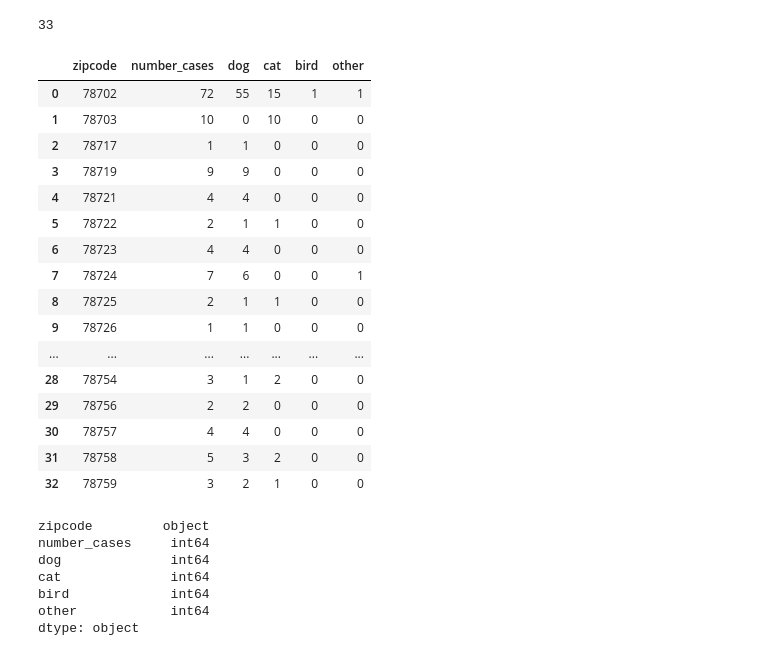
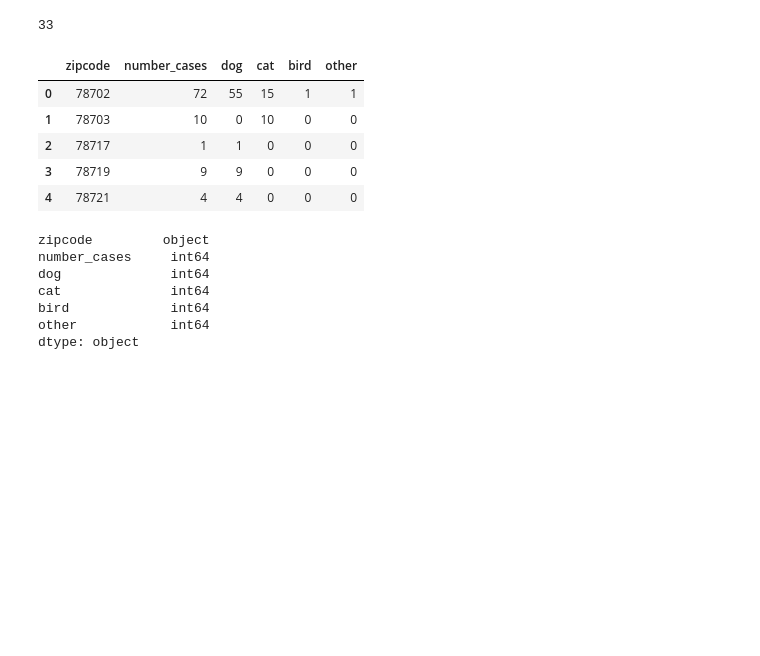
Before and after one commit to ziangzhang10/austin-animal-shelters, a Jupyter notebook: geopandas.ipynb, the cells around one changed output. Drawn from its saved outputs; the diff is of its cells as text; code cells hidden in the pictures; blank space fills up the shorter version.

```diff
--- a/geopandas.ipynb
+++ b/geopandas.ipynb
@@ -137,45 +137,34 @@ birds_df = full_data_df[full_data_df['animal_type'].str.match('Bird')]
 data_sum['bird'] = birds_df.groupby(['zipcode'])['animal_type'].count()
 
 # number of other animals
 other_df = full_data_df[full_data_df['animal_type'].str.match('Other')]
 data_sum['other'] = other_df.groupby(['zipcode'])['animal_type'].count()
 
 # fill the NaNs with zeros
 cases_per_zip = data_sum.fillna(0)
 
 # reset index
 cases_per_zip = cases_per_zip.reset_index()
 
 # using dictionary to convert specific columns
 convert_dict = {'zipcode': 'str',
                 'number_cases': int,
                 'dog': int,
                 'cat': int,
                 'bird': int,
                 'other': int,
                }
 
 cases_per_zip = cases_per_zip.astype(convert_dict)
 
-cases_per_zip
+cases_per_zip.head()
 # %% [output]
 |  | zipcode | number_cases | dog | cat | bird | other |
 | 0 | 78702 | 72 | 55 | 15 | 1 | 1 |
 | 1 | 78703 | 10 | 0 | 10 | 0 | 0 |
 | 2 | 78717 | 1 | 1 | 0 | 0 | 0 |
 | 3 | 78719 | 9 | 9 | 0 | 0 | 0 |
 | 4 | 78721 | 4 | 4 | 0 | 0 | 0 |
-| 5 | 78722 | 2 | 1 | 1 | 0 | 0 |
-| 6 | 78723 | 4 | 4 | 0 | 0 | 0 |
-| 7 | 78724 | 7 | 6 | 0 | 0 | 1 |
-| 8 | 78725 | 2 | 1 | 1 | 0 | 0 |
-| 9 | 78726 | 1 | 1 | 0 | 0 | 0 |
-| ... | ... | ... | ... | ... | ... | ... |
-| 28 | 78754 | 3 | 1 | 2 | 0 | 0 |
-| 29 | 78756 | 2 | 2 | 0 | 0 | 0 |
-| 30 | 78757 | 4 | 4 | 0 | 0 | 0 |
-| 31 | 78758 | 5 | 3 | 2 | 0 | 0 |
-| 32 | 78759 | 3 | 2 | 1 | 0 | 0 |
 # %%
 # # export as csv
 # cases_per_zip.to_csv('StackedBarChart/casesPerZip.csv')
```
Also changed, not shown: parts of 5 cells of this notebook, 1 other file.
